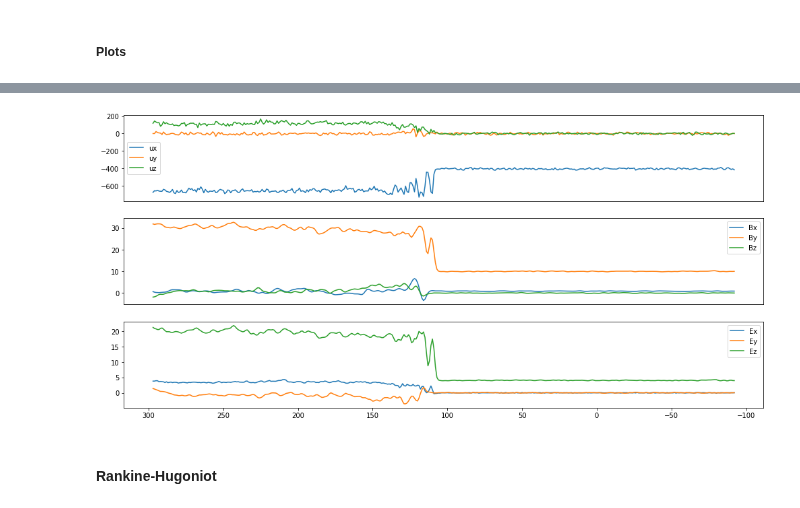
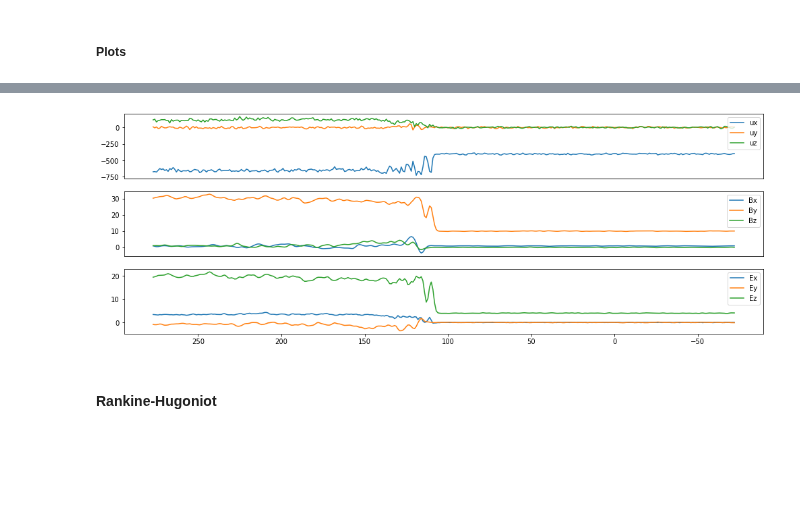
Before and after one commit to cmoissar/Jupyter-Notebooks, a Jupyter notebook: workpad.ipynb, the cells around one changed output, grey strips where cells are left out. Cells and saved outputs as stored; diff of their text form; code cells hidden in the pictures; blank space fills up the shorter version.

```diff
--- a/workpad.ipynb
+++ b/workpad.ipynb
@@ -288,11 +290,18 @@ plt.show()
 # %% [markdown]
 ### Why Vz?
 # %%
-x_slice = slice(10,400)
+x_slice = slice(30,380)
 y_slice = slice(ny0-1, ny0+1)
 z_slice = slice(nz0-1, nz0+1)
 
+y_slice_2 = slice(2, len(y)-2)
+z_slice_2 = slice(2, len(z)-2)
+
 slices = (x_slice, y_slice, z_slice)
+slices_2 = (x_slice, y_slice_2, z_slice_2)
+
+def smooth(A):
+    return np.mean(A[slices_2], axis=(1,2))
 # %% [markdown]
 #### Ohm's law
 # %% [markdown]
@@ -340,5 +345,3 @@ np.shape(Ohm)
 # %% [markdown]
 ##### Plots
-# %%
-rcParams["figure.figsize"] = [17, 8]
 # %%
@@ -379,0 +404,12 @@ plt.xlim([130,100])
+# %%
+rcParams["figure.figsize"] = [17, 6]
+plt.figure()
+plt.plot(x[x_slice], np.mean(E[i][slices_2], axis=(1,2)), label='electric field', color='black', linewidth=3)
+plt.plot(x[x_slice], e*Ohm_2, label='Ohm_2', linewidth=3)
+plt.plot(x[x_slice], e*advection_2, label='advection_2')
+plt.plot(x[x_slice], e*Hall_2, label='Hall_2')
+plt.plot(x[x_slice], e*pressure_2, label='pressure_2')
+plt.legend(loc='upper right')
+plt.ylabel('mV/m')
+
+plt.xlim([130,100])
@@ -379,0 +419,11 @@ plt.xlim([130,100])
+# %%
+rcParams["figure.figsize"] = [17, 6]
+plt.figure()
+plt.plot(x[x_slice], smooth(E[i]), label='electric field', color='black')
+plt.plot(x[x_slice], e*Ohm_2, label='Ohm_2')
+plt.plot(x[x_slice], e*advection_2, label='advection_2')
+plt.plot(x[x_slice], e*Hall_2, label='Hall_2')
+plt.plot(x[x_slice], e*pressure_2, label='pressure_2')
+plt.legend(loc='upper right')
+
+plt.xlim([130,100])
@@ -380,29 +433,29 @@ plt.xlim([130,100])
 # %%
 gs = GridSpec(3, 1)
 
 axe = plt.subplot(gs[0])
 plt.plot(x[x_slice], V[0][x_slice, ny0, nz0], label='ux')
 plt.plot(x[x_slice], V[1][x_slice, ny0, nz0], label='uy')
 plt.plot(x[x_slice], V[2][x_slice, ny0, nz0], label='uz')
-plt.legend()
+plt.legend(loc = 'upper right')
 axe.get_xaxis().set_visible(False)
 
 axe = plt.subplot(gs[1], sharex=axe)
 plt.plot(x[x_slice], B[0][x_slice, ny0, nz0], label='Bx')
 plt.plot(x[x_slice], B[1][x_slice, ny0, nz0], label='By')
 plt.plot(x[x_slice], B[2][x_slice, ny0, nz0], label='Bz')
 plt.legend()
 axe.get_xaxis().set_visible(False)
 
 axe = plt.subplot(gs[2], sharex=axe)
 plt.plot(x[x_slice], E[0][x_slice, ny0, nz0], label='Ex')
 plt.plot(x[x_slice], E[1][x_slice, ny0, nz0], label='Ey')
 plt.plot(x[x_slice], E[2][x_slice, ny0, nz0], label='Ez')
 plt.legend()
 
 plt.gca().invert_xaxis()
 # %% [output]
-[figure, old version]
+[figure, new version]
 # %% [markdown]
 #### Rankine-Hugoniot
 # %% [markdown]
```
Also changed, not shown: parts of 27 cells of this notebook.
